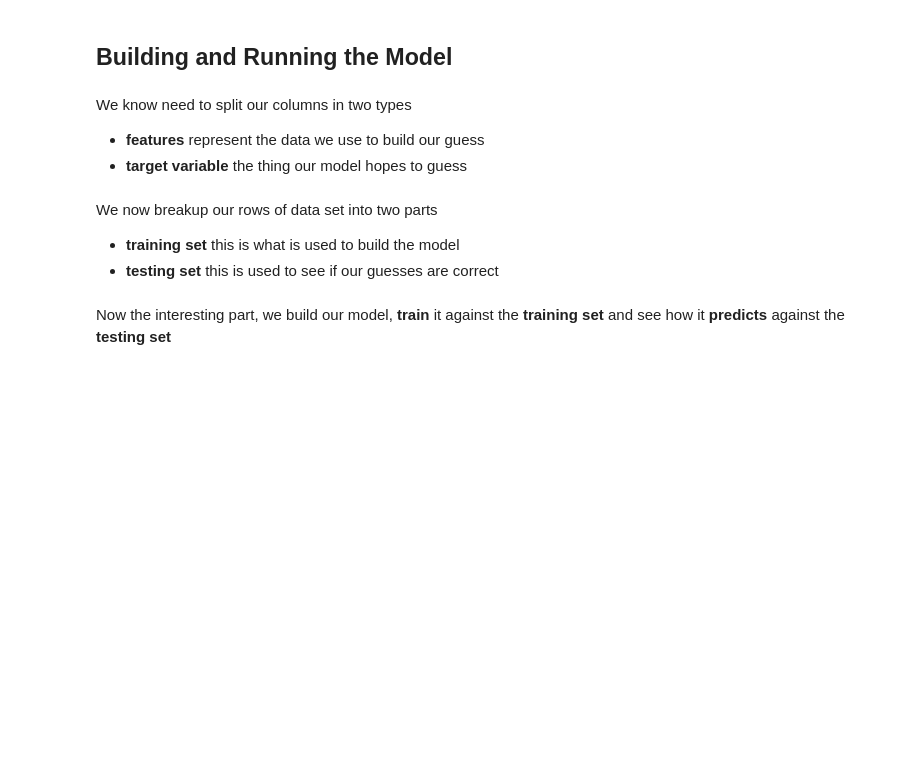
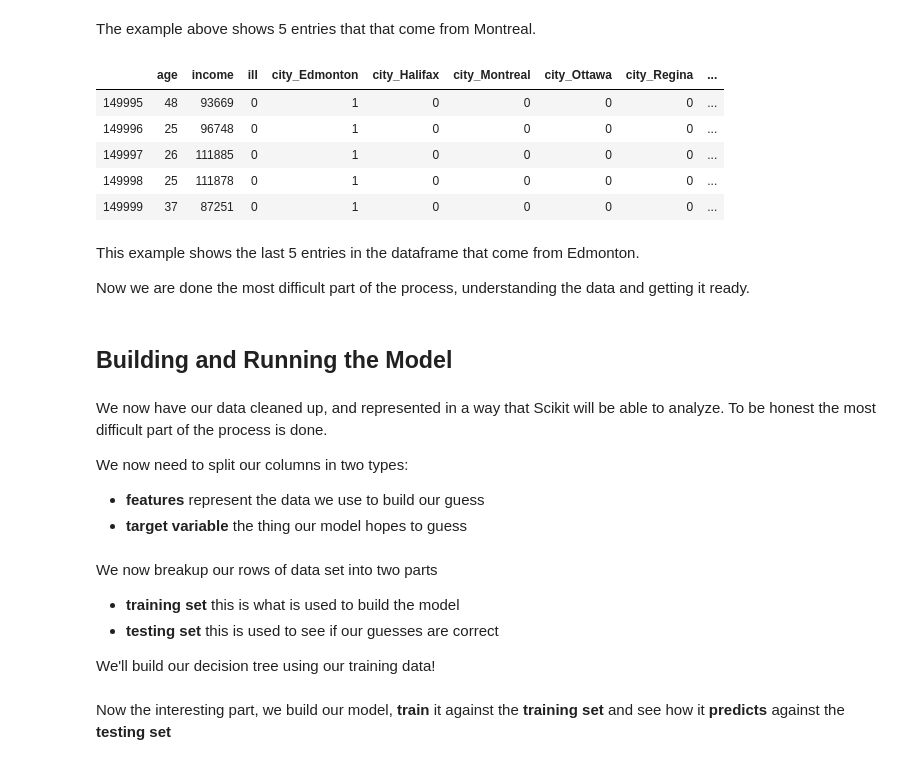
Before and after one commit to BrockDSL/Machine_Learning_with_Python, a Jupyter notebook: Machine Learning Basics.ipynb, the cells around one changed output. Cells and saved outputs as stored; diff of their text form; code cells hidden in the pictures; blank space fills up the shorter version.

Commit message:
Almost ready for aug 25

```diff
--- a/Machine Learning Basics.ipynb
+++ b/Machine Learning Basics.ipynb
@@ -43,7 +111,25 @@ data.head()
+# %% [markdown]
+The example above shows 5 entries that that come from Montreal.
+# %%
+data.tail()
+# %% [output]
+|  | age | income | ill | city_Edmonton | city_Halifax | city_Montreal | city_Ottawa | city_Regina | ... |
+| 149995 | 48 | 93669 | 0 | 1 | 0 | 0 | 0 | 0 | ... |
+| 149996 | 25 | 96748 | 0 | 1 | 0 | 0 | 0 | 0 | ... |
+| 149997 | 26 | 111885 | 0 | 1 | 0 | 0 | 0 | 0 | ... |
+| 149998 | 25 | 111878 | 0 | 1 | 0 | 0 | 0 | 0 | ... |
+| 149999 | 37 | 87251 | 0 | 1 | 0 | 0 | 0 | 0 | ... |
+# %% [markdown]
+This example shows the last 5 entries in the dataframe that come from Edmonton.
+
+
+Now we are done the most difficult part of the process, understanding the data and getting it ready.
 # %% [markdown]
 ## Building and Running the Model
 # %% [markdown]
-We know need to split our columns in two types
+We now have our data cleaned up, and represented in a way that Scikit will be able to analyze. To be honest the most difficult part of the process is done.
+
+We now need to split our columns in two types:
 - **features** represent the data we use to build our guess
 - **target variable** the thing our model hopes to guess
 # %%
@@ -68,4 +155,6 @@ y = data.ill
 We now breakup our rows of data set into two parts
 - **training set** this is what is used to build the model
 - **testing set** this is used to see if our guesses are correct
+
+We'll build our decision tree using our training data!
 # %%
```
Also changed, not shown: parts of 48 cells of this notebook.
